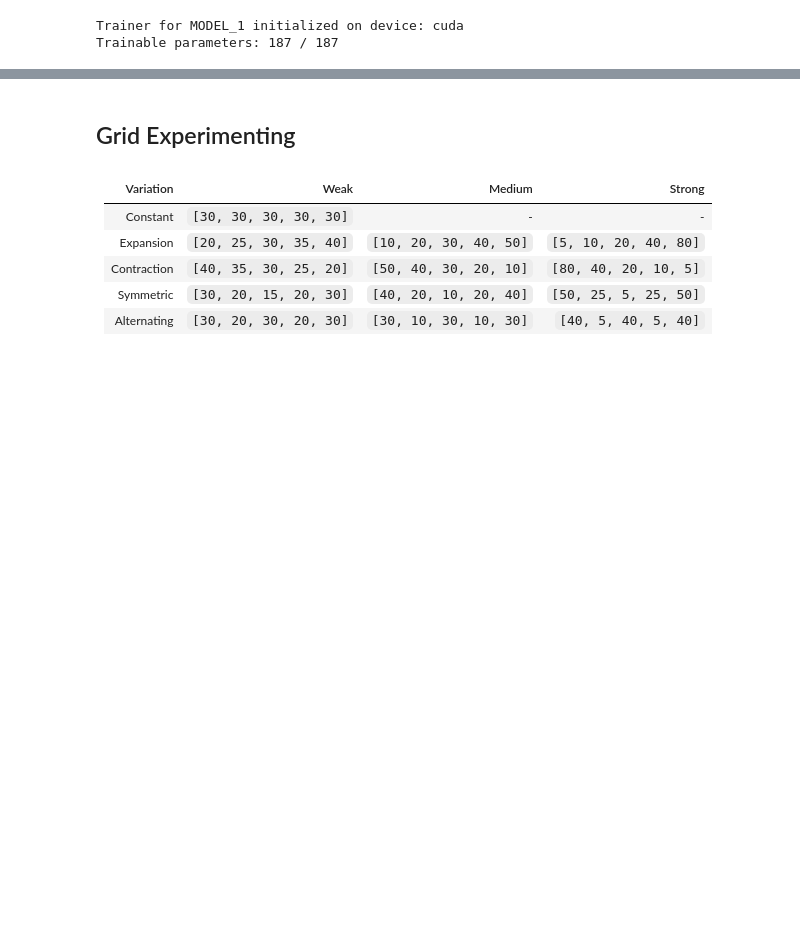
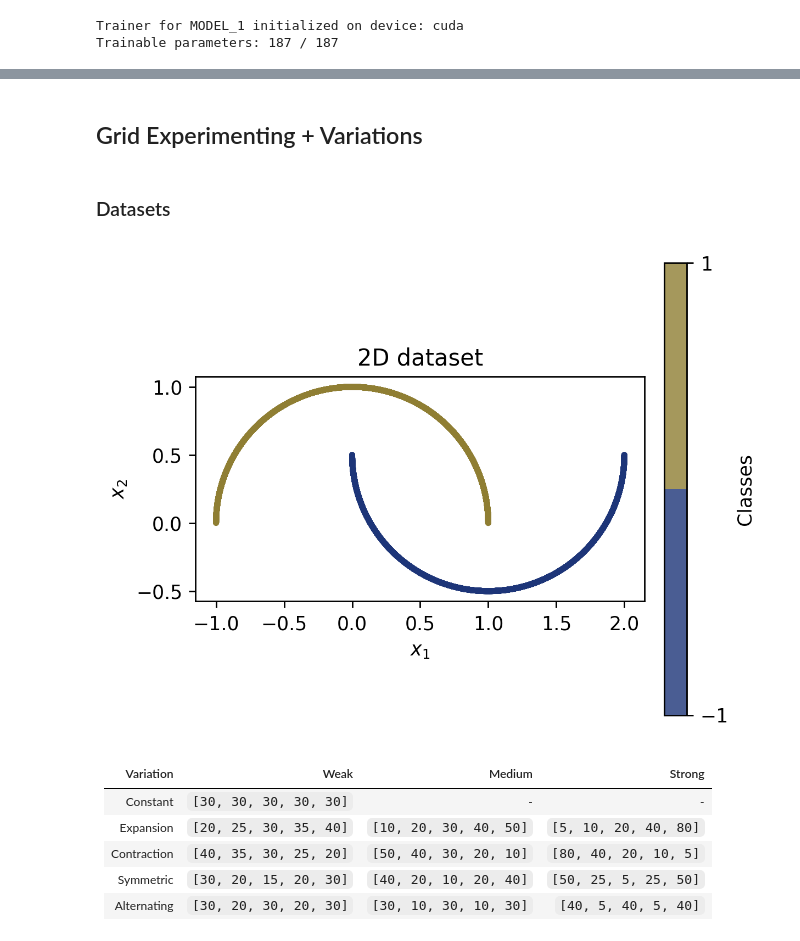
Before and after one commit to olegmaxus/ftlelab, a Jupyter notebook: notebooks/experiment_1.ipynb, the cells around one changed output, grey strips where cells are left out. Cells and saved outputs as stored; diff of their text form; code cells hidden in the pictures; blank space fills up the shorter version.

```diff
--- a/notebooks/experiment_1.ipynb
+++ b/notebooks/experiment_1.ipynb
@@ -124,2 +134,2 @@ for i in range(5):
 # %% [markdown]
-## Grid Experimenting
+## Grid Experimenting + Variations
@@ -155,0 +136,34 @@ for ell in ell_list:
+# %% [markdown]
+### Datasets
+# %%
+total_size = 15000
+train_size = int(0.8 * total_size)
+# %%
+### Circles
+X_circ, y_circ = datasets.make_circle_dataset(num_samples=total_size,
+                                              noise_std=0.0,
+                                              seed=42)
+
+data_circ = datasets.make_dataloaders(datasets.split_dataset(X_circ, y_circ, seed=42), batch_size=train_size)
+
+### Moons
+X_moons, y_moons = datasets.make_moons_dataset(num_samples=total_size,
+                                               noise_std=0.0,
+                                               seed=42)
+data_moons = datasets.make_dataloaders(datasets.split_dataset(X_moons, y_moons, seed=42), batch_size=train_size)
+
+### Spirals
+X_spiral, y_spiral = datasets.make_spiral_dataset(num_samples=total_size,
+                                                  noise_std=0.0,
+                                                  seed=42)
+data_spiral = datasets.make_dataloaders(datasets.split_dataset(X_spiral, y_spiral, seed=42), batch_size=train_size)
+
+### Xor
+X_xor, y_xor = datasets.make_xor_dataset(num_samples=total_size,
+                                         noise_std=0.0,
+                                         seed=42)
+data_xor = datasets.make_dataloaders(datasets.split_dataset(X_xor, y_xor, seed=42), batch_size=train_size)
+# %%
+fl.data.plot_2d_dataset(X_moons, y_moons)
+# %% [output]
+[figure, added]
```
Also changed, not shown: parts of 24 cells of this notebook, 15 other files.
